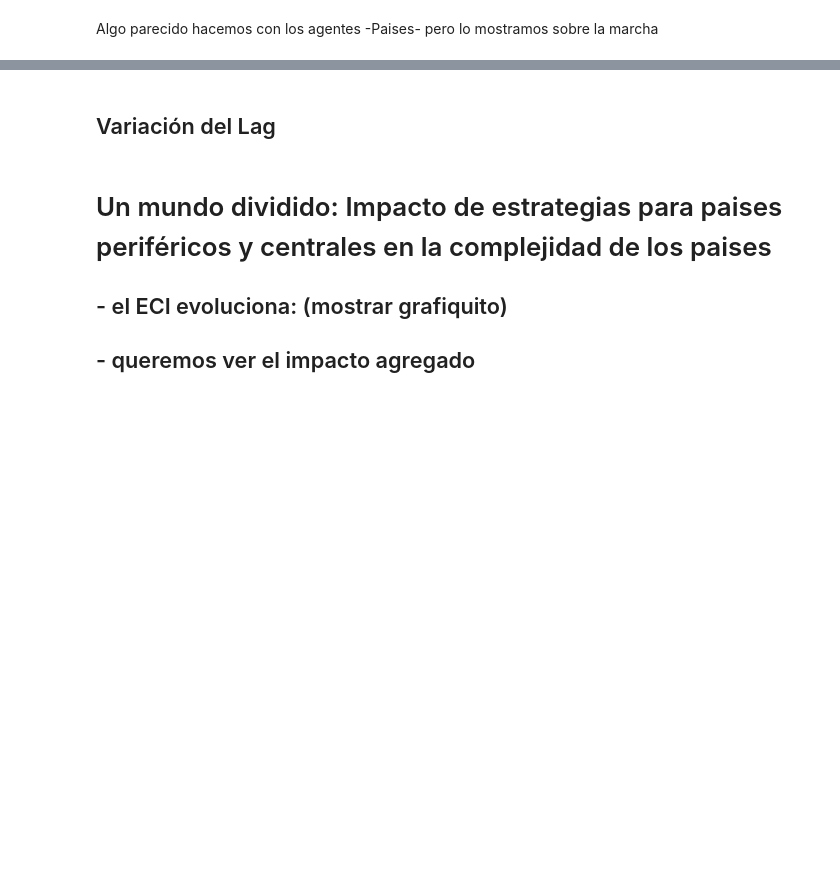
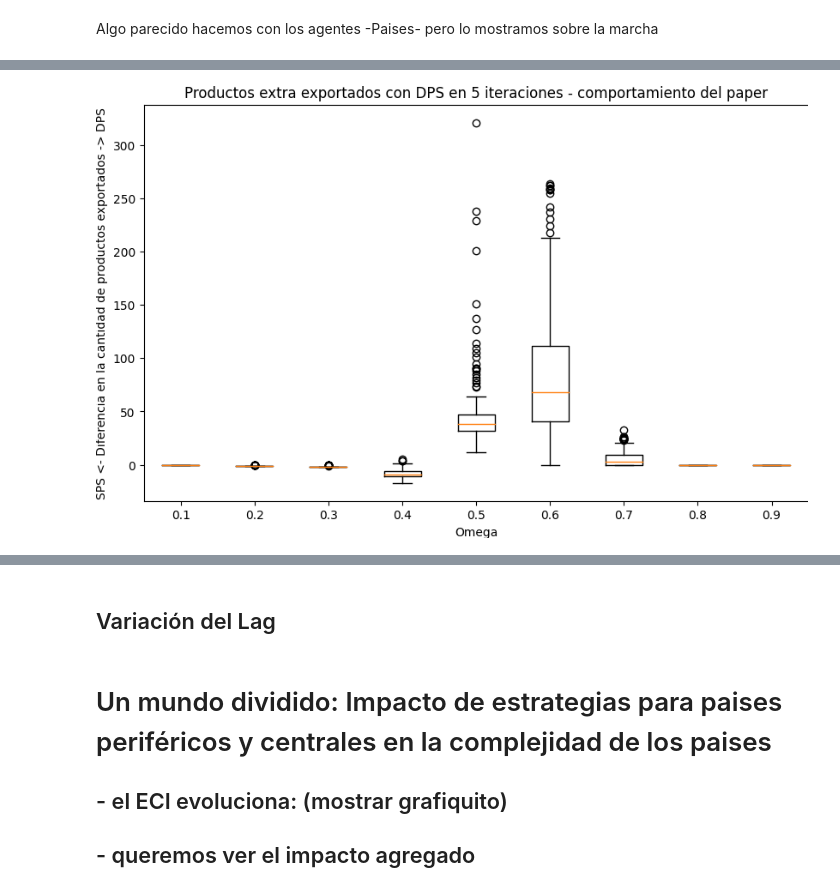
Before and after one commit to CatrielD/msscae-tp-final, a Jupyter notebook: Presentacion.ipynb, the cells around one changed output, grey strips where cells are left out. Saved outputs shown, nothing was run; the diff lists cells and outputs as text; code cells hidden in the pictures; blank space fills up the shorter version.

```diff
--- a/Presentacion.ipynb
+++ b/Presentacion.ipynb
@@ -91,0 +164,4 @@ M = build_M_from(rca)
+# %%
+Image(filename="./img/dps-vs-sps-boxplot_comportamiento-del-paper-it_5.png")
+# %% [output]
+[figure, added]
```
Also changed, not shown: parts of 23 cells of this notebook, 18 other files.
